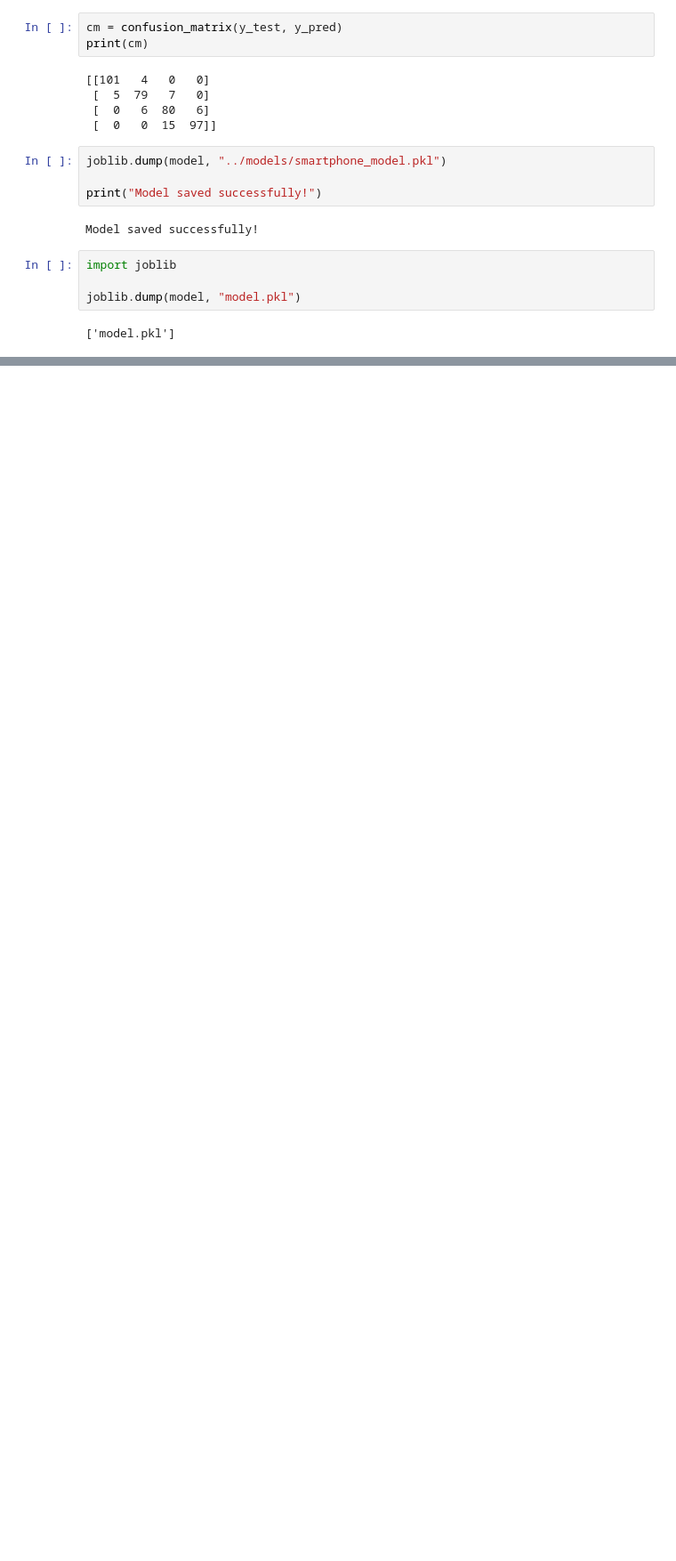
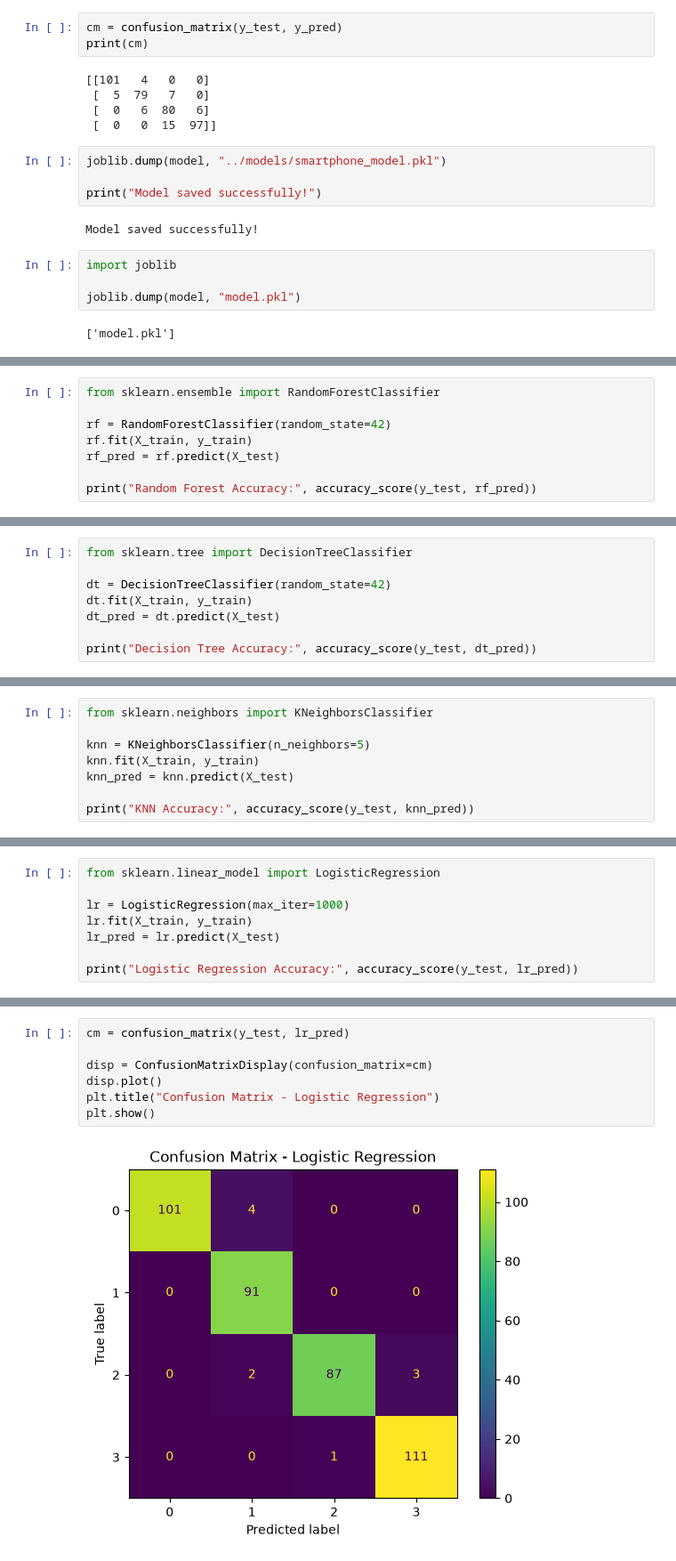
Before and after one commit to ty202503646-web/SMARTPHONE_PRICE_CLASSIFICATION, a Jupyter notebook: ml/notebook/Smartphone_Price_Classification.ipynb, the cells around one changed output, grey strips where cells are left out. Shown at 89% size. Cells and saved outputs as stored; diff of their text form; blank space fills up the shorter version.

```diff
--- a/ml/notebook/Smartphone_Price_Classification.ipynb
+++ b/ml/notebook/Smartphone_Price_Classification.ipynb
@@ -216,0 +386,8 @@ joblib.dump(model, "model.pkl")
+# %%
+from sklearn.ensemble import RandomForestClassifier
+
+rf = RandomForestClassifier(random_state=42)
+rf.fit(X_train, y_train)
+rf_pred = rf.predict(X_test)
+
+print("Random Forest Accuracy:", accuracy_score(y_test, rf_pred))
@@ -216,0 +396,8 @@ joblib.dump(model, "model.pkl")
+# %%
+from sklearn.tree import DecisionTreeClassifier
+
+dt = DecisionTreeClassifier(random_state=42)
+dt.fit(X_train, y_train)
+dt_pred = dt.predict(X_test)
+
+print("Decision Tree Accuracy:", accuracy_score(y_test, dt_pred))
@@ -216,0 +406,8 @@ joblib.dump(model, "model.pkl")
+# %%
+from sklearn.neighbors import KNeighborsClassifier
+
+knn = KNeighborsClassifier(n_neighbors=5)
+knn.fit(X_train, y_train)
+knn_pred = knn.predict(X_test)
+
+print("KNN Accuracy:", accuracy_score(y_test, knn_pred))
@@ -216,0 +416,8 @@ joblib.dump(model, "model.pkl")
+# %%
+from sklearn.linear_model import LogisticRegression
+
+lr = LogisticRegression(max_iter=1000)
+lr.fit(X_train, y_train)
+lr_pred = lr.predict(X_test)
+
+print("Logistic Regression Accuracy:", accuracy_score(y_test, lr_pred))
@@ -216,0 +456,9 @@ joblib.dump(model, "model.pkl")
+# %%
+cm = confusion_matrix(y_test, lr_pred)
+
+disp = ConfusionMatrixDisplay(confusion_matrix=cm)
+disp.plot()
+plt.title("Confusion Matrix - Logistic Regression")
+plt.show()
+# %% [output]
+[figure, added]
```
Also changed, not shown: parts of 86 cells of this notebook, 14 other files.
